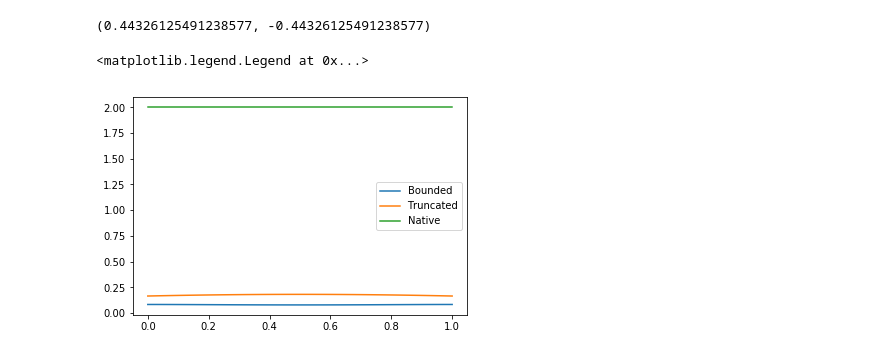
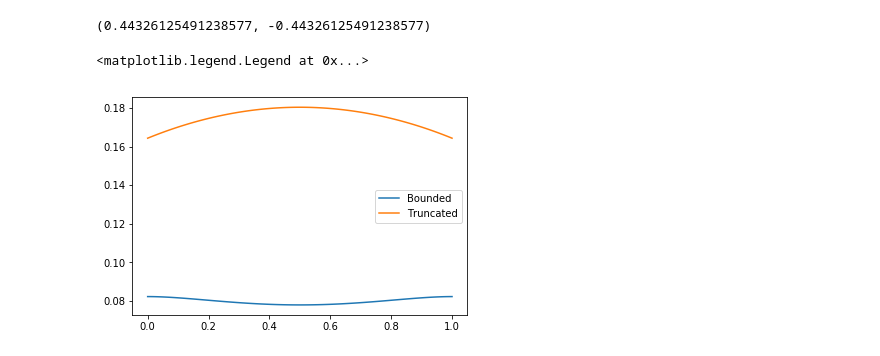
Before and after one commit to IBM/differential-privacy-library, a Jupyter notebook: BiasTest.ipynb, the cells around one changed output. Saved outputs shown, nothing was run; the diff lists cells and outputs as text; code cells hidden in the pictures.

```diff
--- a/BiasTest.ipynb
+++ b/BiasTest.ipynb
@@ -347,14 +347,14 @@ mechN = dp.LaplaceMechanism().setEpsilon(0.1).setSensitivity(0.1)
 # %%
 x = np.linspace(0, 1, 100)
 
 varBounded = np.array([mechB.getVariance(_x) for _x in x ])
 varTruncated = np.array([mechT.getVariance(_x) for _x in x ])
 varNative = np.array([mechN.getVariance(_x) for _x in x])
 
 plt.plot(x, varBounded, label="Bounded")
 plt.plot(x, varTruncated, label="Truncated")
-plt.plot(x, varNative, label="Native")
+# plt.plot(x, varNative, label="Native")
 plt.legend()
 # %% [output]
 <matplotlib.legend.Legend at 0x...>
-[figure, old version]
+[figure, new version]
```
Also changed, not shown: parts of 2 cells of this notebook, 2 other files.
